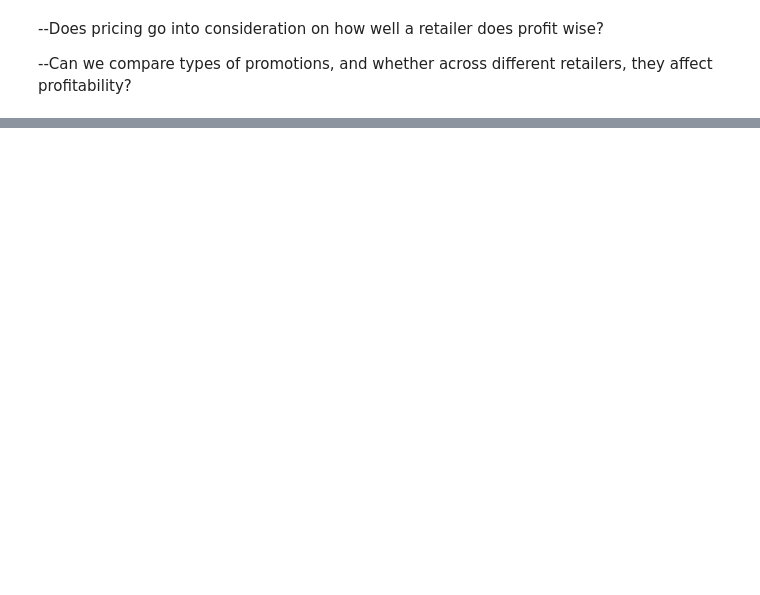
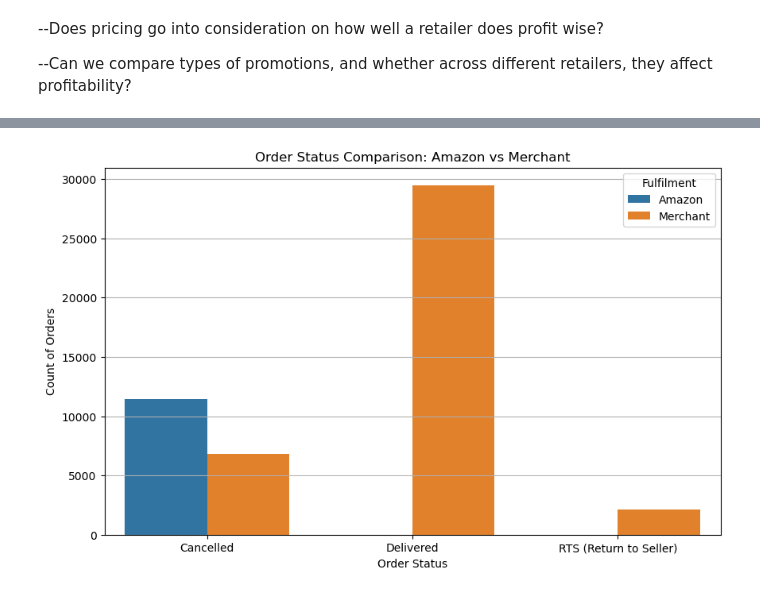
Before and after one commit to brianna-mitri/project-1, a Jupyter notebook: RM_Work/pricing.ipynb, the cells around one changed output, grey strips where cells are left out. Cells and saved outputs as stored; diff of their text form; code cells hidden in the pictures; blank space fills up the shorter version.

```diff
--- a/RM_Work/pricing.ipynb
+++ b/RM_Work/pricing.ipynb
@@ -40,0 +55,4 @@ sales_df.nunique().to_frame(name="Count of Unique Values")
+# %%
+# Reset the index to move 'Fulfillment' back to a column
+sales_df.reset_index(inplace=True)
+sales_df
@@ -40,0 +73,18 @@ sales_df.nunique().to_frame(name="Count of Unique Values")
+# %%
+# Group by 'Fulfilment' and 'Status' to count occurrences
+status_counts = sales_df.groupby(['Fulfilment', 'Status']).size().reset_index(name='Count')
+# %%
+# Create a bar plot
+plt.figure(figsize=(10, 6))
+sns.barplot(data=status_counts, x='Status', y='Count', hue='Fulfilment')
+plt.title('Order Status Comparison: Amazon vs Merchant')
+plt.xlabel('Order Status')
+plt.ylabel('Count of Orders')
+plt.legend(title='Fulfilment')
+plt.grid(axis='y')
+
+# Save the plot as an image file
+plt.savefig('Amazon vs Merchant Comparison.png')  # Save as PNG
+plt.show()
+# %% [output]
+[figure, added]
```
Also changed, not shown: parts of 10 cells of this notebook, 2 other files.
